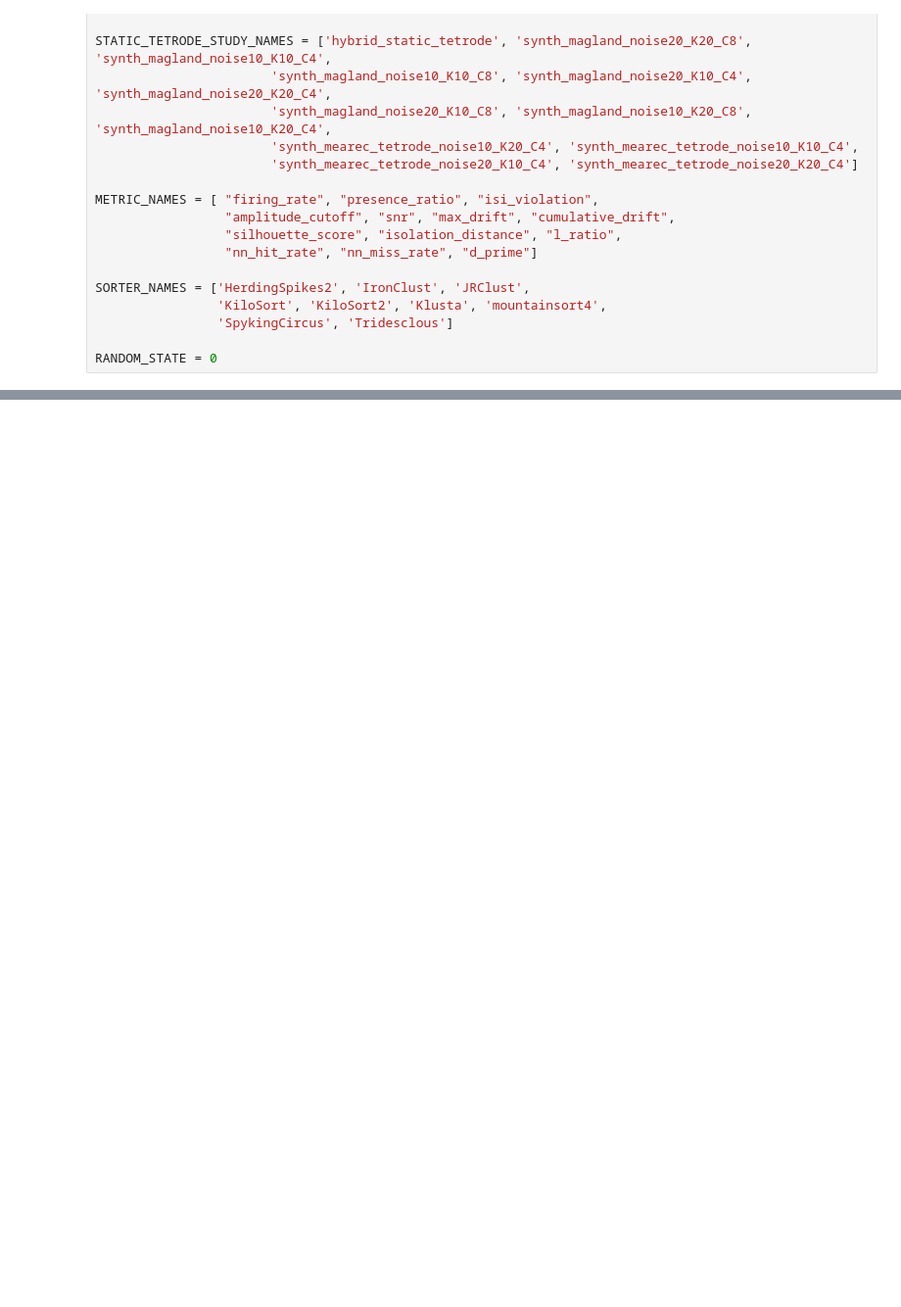
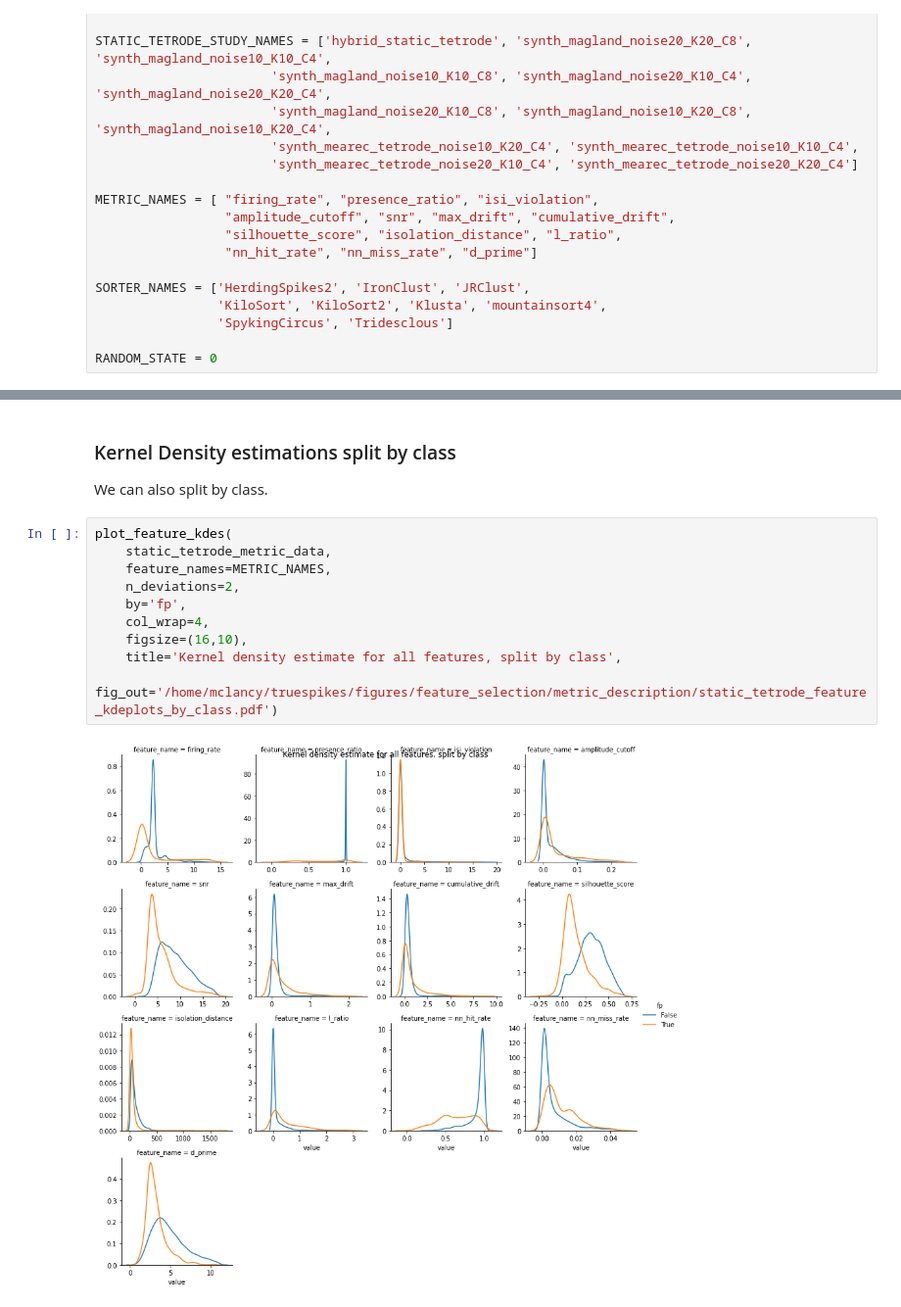
Before and after one commit to michaeljohnclancy/truespikes, a Jupyter notebook: notebooks/analysis/split_by_probe_type.ipynb, the cells around one changed output, grey strips where cells are left out. Shown at 98% size. Cells and saved outputs as stored; diff of their text form; blank space fills up the shorter version.

```diff
--- a/notebooks/analysis/split_by_probe_type.ipynb
+++ b/notebooks/analysis/split_by_probe_type.ipynb
@@ -57,0 +111,15 @@ static_siprobe_metric_data = get_study_metrics_data(
+# %% [markdown]
+### Kernel Density estimations split by class
+We can also split by class.
+# %%
+plot_feature_kdes(
+    static_tetrode_metric_data,
+    feature_names=METRIC_NAMES,
+    n_deviations=2,
+    by='fp',
+    col_wrap=4,
+    figsize=(16,10),
+    title='Kernel density estimate for all features, split by class',
+    fig_out='/home/mclancy/truespikes/figures/feature_selection/metric_description/static_tetrode_feature_kdeplots_by_class.pdf')
+# %% [output]
+[figure, added]
```
Also changed, not shown: parts of 20 cells of this notebook, 13 other files.
